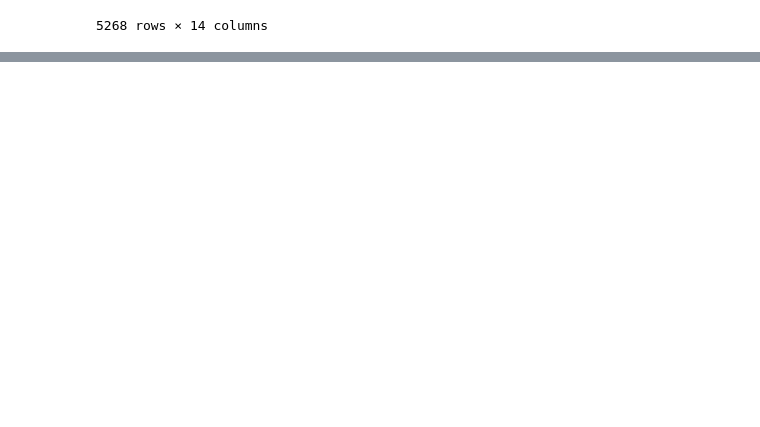
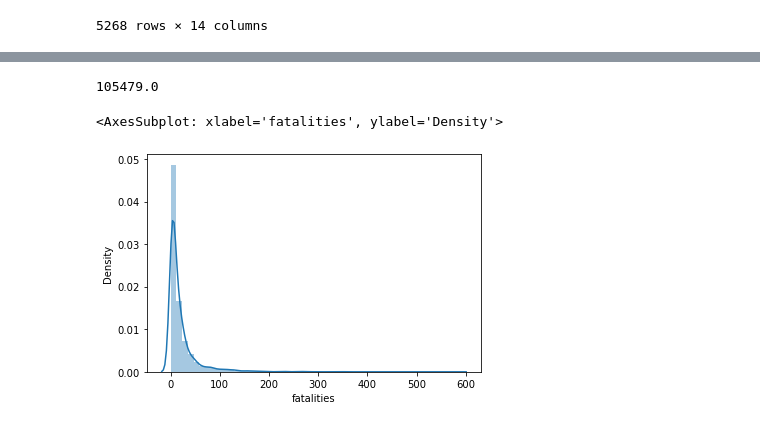
Before and after one commit to WayneNyariroh/weekly_practice, a Jupyter notebook: 24-12-22/24-12-22_airplane_crashes_data.ipynb, the cells around one changed output, grey strips where cells are left out. Cells and saved outputs as stored; diff of their text form; code cells hidden in the pictures; blank space fills up the shorter version.

```diff
--- a/24-12-22/24-12-22_airplane_crashes_data.ipynb
+++ b/24-12-22/24-12-22_airplane_crashes_data.ipynb
@@ -84,0 +115,9 @@ df.rename({'flight #':'flight_number'}, inplace=True)
+# %%
+df.fatalities.sum()
+# %% [output]
+105479.0
+# %%
+sns.distplot(df.fatalities)
+# %% [output]
+<AxesSubplot: xlabel='fatalities', ylabel='Density'>
+[figure, added]
```
Also changed, not shown: parts of 17 cells of this notebook.
